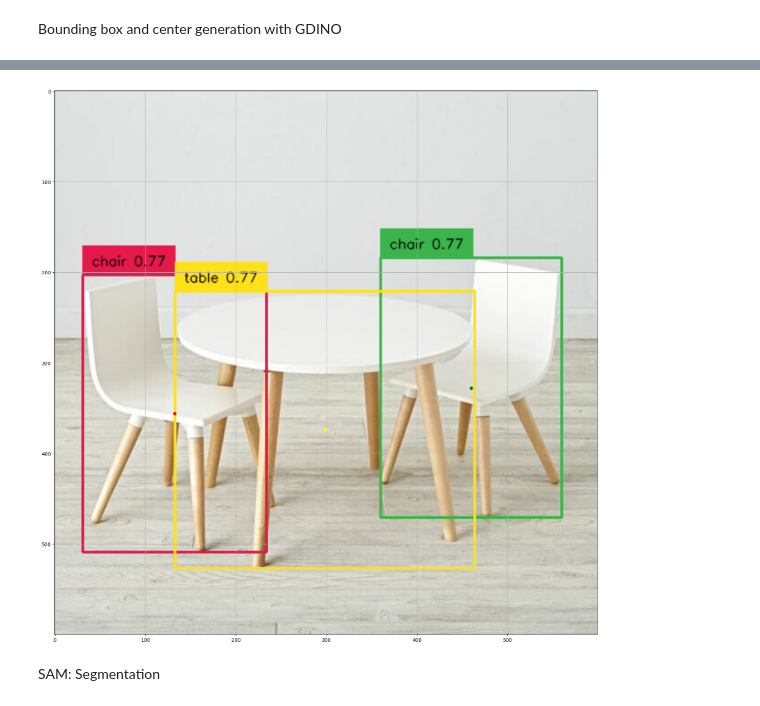
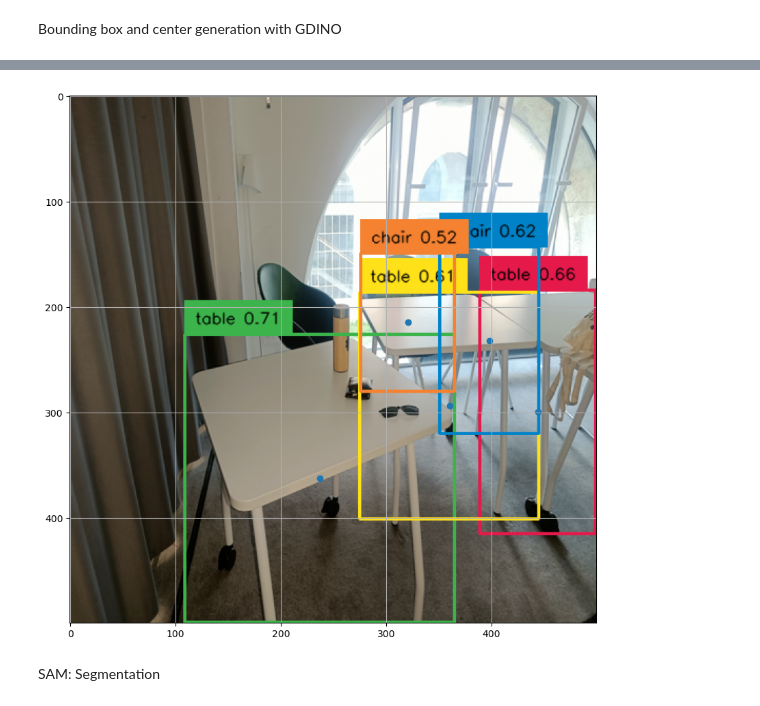
Before and after one commit to AryamanSharma17/ScenRec, a Jupyter notebook: test.ipynb, the cells around one changed output, grey strips where cells are left out. Drawn from its saved outputs; the diff is of its cells as text; code cells hidden in the pictures.

```diff
--- a/test.ipynb
+++ b/test.ipynb
@@ -104,6 +110,6 @@ sam_predictor = SamPredictor(build_sam(checkpoint=sam_checkpoint).to(device))
 # %% [markdown]
 LOAD IMAGE
 # %%
-test_image = dirmain+'/Resource/test.jpeg'
+test_image = dirmain +'/Resource/classroom_simple.jpg'
 image_source, image = load_image(test_image)
-Image.fromarray(image_source)
+source_image = Image.fromarray(image_source)
@@ -111,0 +116,4 @@ Image.fromarray(image_source)
+# %%
+source_image = source_image.resize((500,500))
+image_source = np.asarray(source_image)
+Image.fromarray(image_source)
@@ -112,7 +126,7 @@ Image.fromarray(image_source)
 # %% [markdown]
 Bounding box and center generation with GDINO
 # %%
-def detect(image, text_prompt, model, box_threshold = 0.4, text_threshold = 0.05):
+def detect(image, text_prompt, model, box_threshold = 0.4, text_threshold = 0.2):
   boxes, logits, phrases = predict(
       model=model,
       image=image,
@@ -123,7 +137,7 @@ def detect(image, text_prompt, model, box_threshold = 0.4, text_threshold = 0.05
 
   annotated_frame = annotate(image_source=image_source, boxes=boxes, logits=logits, phrases=phrases)
   annotated_frame = annotated_frame[...,::-1] # BGR to RGB
-  return annotated_frame, boxes,phrases
+  return annotated_frame, boxes,phrases, logits
 
 
 def gen_mask_Gd(image_source, boxes):
@@ -142,5 +156,5 @@ def center(centerx,centery,detected_boxes):
         centery.append(int(detected_boxes[i][1] + detected_boxes[i][3])/2)
     return centerx,centery
 # %%
-annotated_frame, detected_boxes,phrases = detect(image, text_prompt="chair. table. furniture. couch. sofa", model=groundingdino_model, box_threshold=0.2 )
+annotated_frame, detected_boxes,phrases, logits = detect(image, text_prompt="chair. table. sofa. door. window", model=groundingdino_model, box_threshold=0.5 )
 anoim = Image.fromarray(annotated_frame)
@@ -159,13 +168,13 @@ centerx,centery = center(centerx,centery,box_change)
 # %%
 import matplotlib.pyplot as plt
 c = np.array(["red","green","yellow","cyan","orange", "lime", "pink","Maroon", "purple", "aquamarine", "olive", "khakhi"])
 
-plt.figure(figsize=(20,20))
-scatter = plt.scatter(centerx,centery,c = c[:len(centerx)] )
+plt.figure(figsize=(10,10))
+scatter = plt.scatter(centerx,centery )
 plt.imshow(anoim)
 plt.grid()
 # %% [output]
-[figure, old version]
+[figure, new version]
 # %% [markdown]
 SAM: Segmentation
 # %%
```
Also changed, not shown: parts of 40 cells of this notebook, 9 other files.
